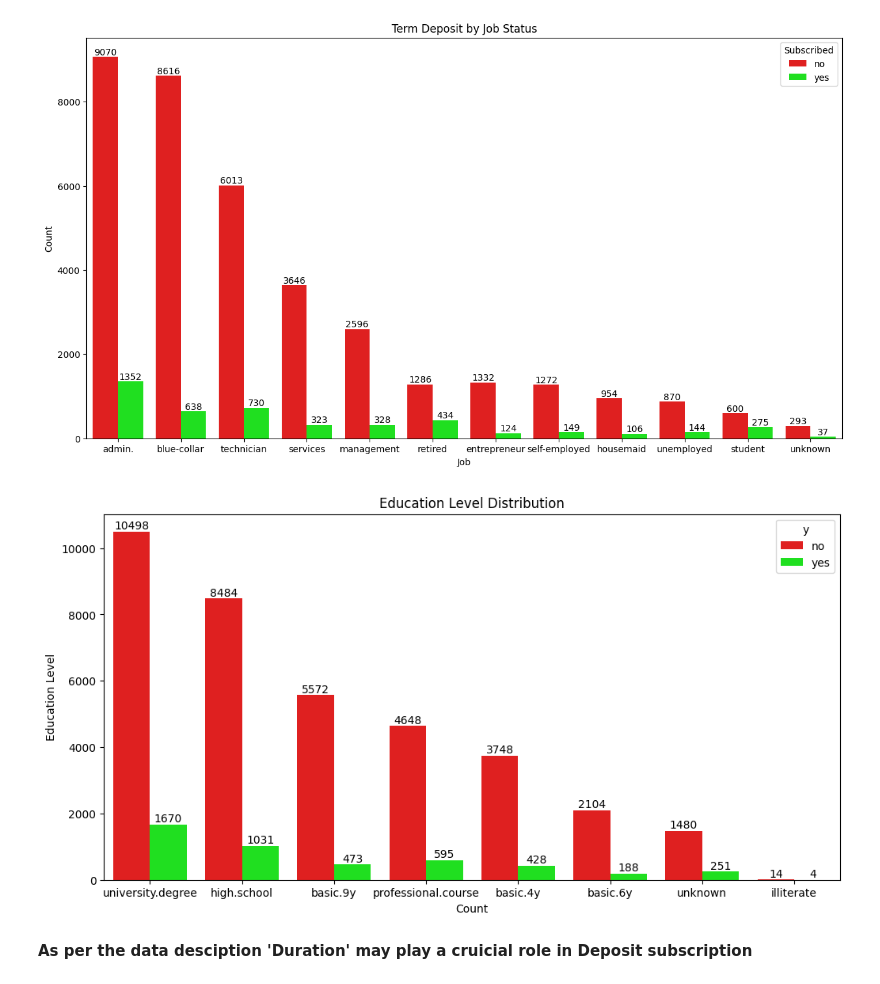
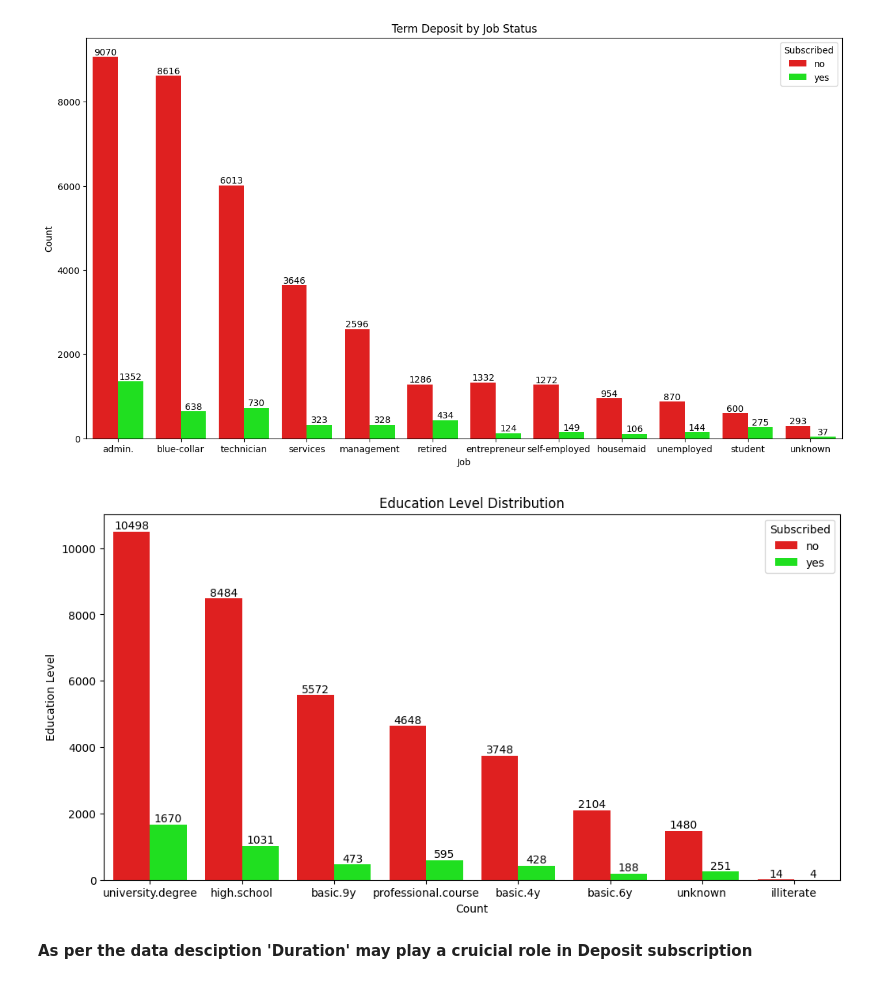
Before and after one commit to purnachand1186/bankMarketing_ML, a Jupyter notebook: prompt_III.ipynb, the cells around one changed output. Drawn from its saved outputs; the diff is of its cells as text; code cells hidden in the pictures.

```diff
--- a/prompt_III.ipynb
+++ b/prompt_III.ipynb
@@ -246,16 +246,17 @@ plt.show()
 # %%
 # Education Level Distribution
 plt.figure(figsize=(12, 6))
 ax = sns.countplot(x='education', data=df, hue='y', order=df['education'].value_counts().index,palette=["#FF0000", "#00FF00"])
 for container in ax.containers:
     ax.bar_label(container)
 plt.title('Education Level Distribution')
 plt.xlabel('Count')
 plt.ylabel('Education Level')
 plt.savefig('images/Education_distribution.jpeg')
+plt.legend(title='Subscribed')
 plt.show()
 # %% [output]
-[figure, old version]
+[figure, new version]
 # %% [markdown]
 **As per the data desciption 'Duration' may play a cruicial role in Deposit subscription**
 # %%
```
Also changed, not shown: parts of 12 cells of this notebook.
